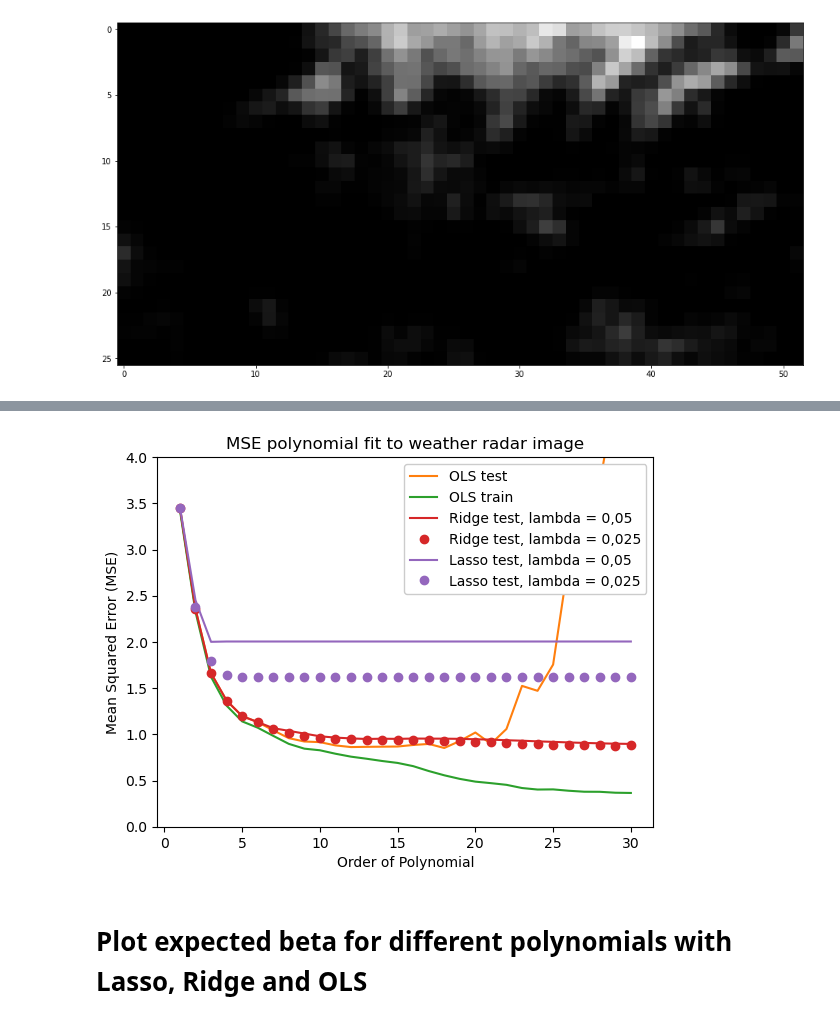
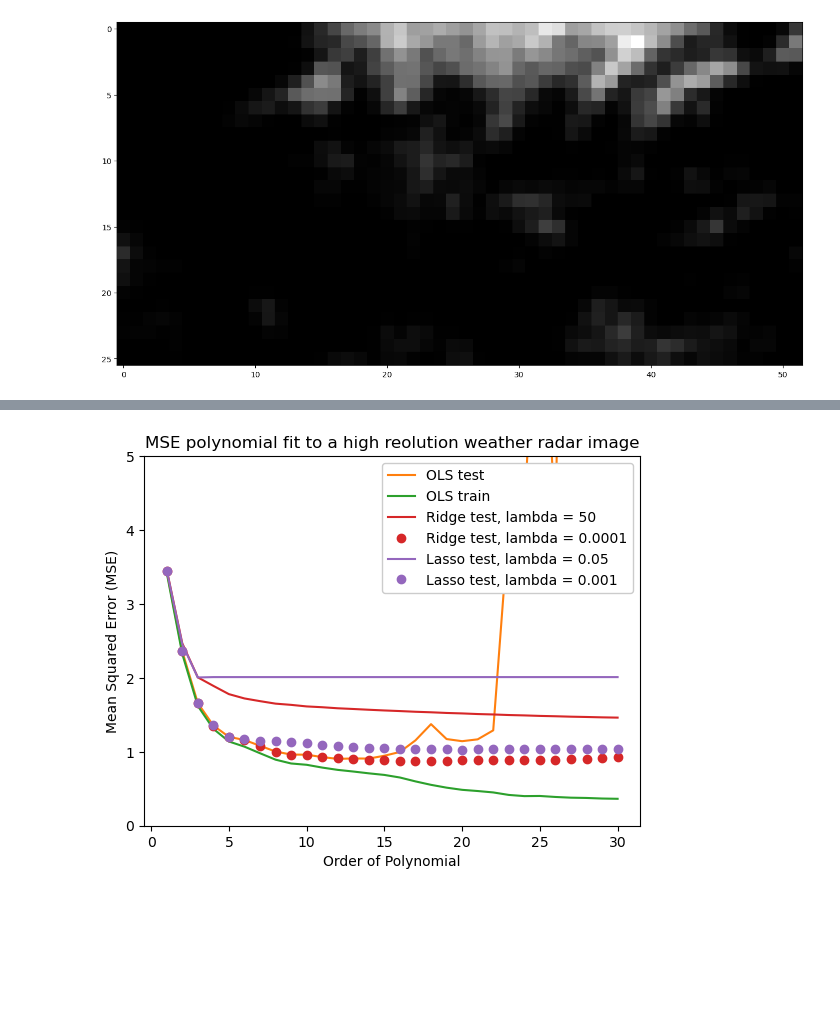
Before and after one commit to eoydvin/FYS-STK4155, a Jupyter notebook: Project_1/Exercise 6.ipynb, the cells around one changed output, grey strips where cells are left out. Cells and saved outputs as stored; diff of their text form; code cells hidden in the pictures; blank space fills up the shorter version.

```diff
--- a/Project_1/Exercise 6.ipynb
+++ b/Project_1/Exercise 6.ipynb
@@ -145,7 +153,7 @@ for k in tqdm.tqdm(range(k_folds)):
     MSE_test = []
     MSE_train = []
     beta_poly = np.zeros([poly, int((poly + 1)*(poly + 2)/2)])
-    lambda_ridge = 0.05
+    lambda_ridge = 50
     for poly_deg in range(1, poly + 1):
         model = Ridge(xy_train[:, 0].ravel(), xy_train[:, 1].ravel(), z_train.ravel(), poly_deg, lambda_ridge)
         MSE_test.append(model.MSE(xy_test[:, 0], xy_test[:, 1], z_test.ravel()))
@@ -161,9 +169,9 @@ for k in tqdm.tqdm(range(k_folds)):
     MSE_test = []
     MSE_train = []
     beta_poly = np.zeros([poly, int((poly + 1)*(poly + 2)/2)])
-    lambda_ridge = 0.025
+    lambda_ridge_l = 0.0001
     for poly_deg in range(1, poly + 1):
-        model = Ridge(xy_train[:, 0].ravel(), xy_train[:, 1].ravel(), z_train.ravel(), poly_deg, lambda_ridge)
+        model = Ridge(xy_train[:, 0].ravel(), xy_train[:, 1].ravel(), z_train.ravel(), poly_deg, lambda_ridge_l)
         MSE_test.append(model.MSE(xy_test[:, 0], xy_test[:, 1], z_test.ravel()))
         MSE_train.append(model.MSE(xy_train[:, 0], xy_train[:, 1], z_train.ravel()))
         beta_poly[poly_deg-1, 0: int((poly_deg + 1)*(poly_deg + 2)/2)] = np.array(model.beta_Ridge.ravel())
@@ -191,15 +199,15 @@ for k in tqdm.tqdm(range(k_folds)):
     MSE_train_Lasso.append(MSE_train)
     betas_Lasso.append(beta_poly)
 
-    # Lasso, lower lambda:
+    # Lasso, lower lambda: 0.025 original for plotted
     MSE_test = []
     MSE_train = []
     beta_poly = np.zeros([poly, int((poly + 1)*(poly + 2)/2)])
-    lambda_lasso = 0.025
+    lambda_lasso_l = 0.001
     iterations = 10000
     for poly_deg in range(1, poly + 1):
         model_skl = make_pipeline(PolynomialFeatures(degree=poly_deg), Lasso_skl(
-            alpha=lambda_lasso, fit_intercept=False, max_iter=iterations)).fit(xy_train, z_train.reshape(-1, 1))
+            alpha=lambda_lasso_l, fit_intercept=False, max_iter=iterations)).fit(xy_train, z_train.reshape(-1, 1))
         beta_poly[poly_deg-1, 0: int((poly_deg + 1)*(poly_deg + 2)/2)] = model_skl.steps[1][1].coef_
         beta_poly[poly_deg-1, int((poly_deg + 1)*(poly_deg + 2)/2):] = np.nan
         MSE_test.append(np.mean((model_skl.predict(xy_test).ravel() - z_test.ravel())**2))
@@ -249,22 +257,26 @@ mean_betas_Lasso_l = np.mean(betas_Lasso_l, axis=0)
 # %%
 import matplotlib.pyplot as plt
 plt.style.use('default')
 plt.plot(range(1, len(MSE_test)+1), expected_MSE_test_OLS, 'C1', label='OLS test')
 plt.plot(range(1, len(MSE_train)+1), expected_MSE_train_OLS, 'C2', label='OLS train')
-plt.plot(range(1, len(MSE_test)+1), expected_MSE_test_Ridge, 'C3', label='Ridge test, lambda = 0,05')
-plt.plot(range(1, len(MSE_test)+1), expected_MSE_test_Ridge_l, 'C3o', label='Ridge test, lambda = 0,025')
-plt.plot(range(1, len(MSE_test)+1), expected_MSE_test_Lasso, 'C4', label='Lasso test, lambda = 0,05')
-plt.plot(range(1, len(MSE_test)+1), expected_MSE_test_Lasso_l, 'C4o', label='Lasso test, lambda = 0,025')
+plt.plot(range(1, len(MSE_test)+1), expected_MSE_test_Ridge, 'C3',
+         label='Ridge test, lambda = ' + str(lambda_ridge))
+plt.plot(range(1, len(MSE_test)+1), expected_MSE_test_Ridge_l, 'C3o',
+         label='Ridge test, lambda = ' + str(lambda_ridge_l))
+plt.plot(range(1, len(MSE_test)+1), expected_MSE_test_Lasso, 'C4',
+         label='Lasso test, lambda = ' + str(lambda_lasso))
+plt.plot(range(1, len(MSE_test)+1), expected_MSE_test_Lasso_l, 'C4o',
+         label='Lasso test, lambda = ' + str(lambda_lasso_l))
 plt.legend(loc='upper right', framealpha=1)
 plt.xlabel('Order of Polynomial')
 plt.ylabel('Mean Squared Error (MSE)')
-plt.title('MSE polynomial fit to weather radar image')
-plt.ylim(0, 4)
+plt.title('MSE polynomial fit to a high reolution weather radar image')
+plt.ylim(0, 5)
 plt.show()
+
+# Plot expected beta for different polynomials with Lasso, Ridge and OLS
 # %% [output]
-[figure, old version]
+[figure, new version]
-# %% [markdown]
-# Plot expected beta for different polynomials with Lasso, Ridge and OLS
 # %%
 # Recreate terrain
 import matplotlib.pyplot as plt
```
Also changed, not shown: parts of 12 cells of this notebook, 7 other files.
